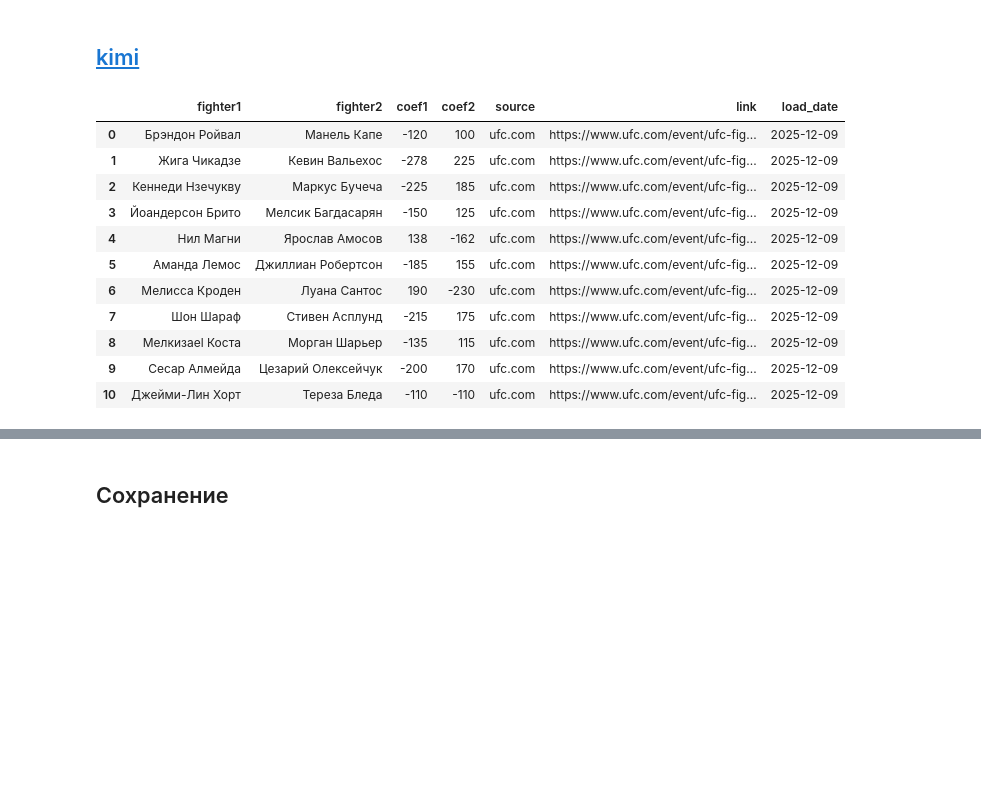
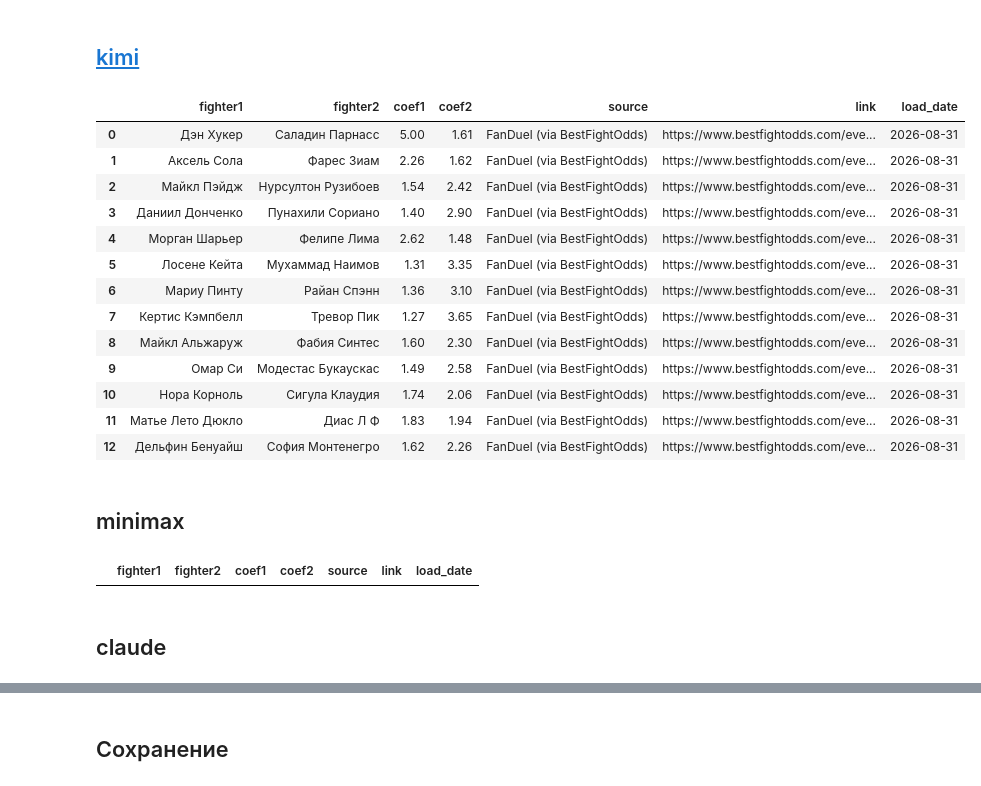
Before and after one commit to dtanalytic/ufc, a Jupyter notebook: notebooks/downloads.ipynb, the cells around one changed output, grey strips where cells are left out. Cells and saved outputs as stored; diff of their text form; code cells hidden in the pictures; blank space fills up the shorter version.

```diff
--- a/notebooks/downloads.ipynb
+++ b/notebooks/downloads.ipynb
@@ -19,8 +23,8 @@ conf = OmegaConf.load('params.yaml')
 # %% [markdown]
 # fights coefs
 # %%
-url = 'https://leon.ru/api-2/betline/events/all?ctag=ru-RU&league_id=1970324837031381&hideClosed=true&flags=reg,urlv2,mm2,rrc,nodup'
-# url = 'https://leon.ru/api-2/betline/events/all?ctag=ru-RU&region_id=1970324837031381&hideClosed=true&flags=reg,urlv2,mm2,rrc,nodup'
+url = 'https://leon.ru/api-2/betline/events/all?ctag=ru-RU&league_id=1970324837036957&hideClosed=true&flags=reg,urlv2,mm2,rrc,nodup'
+# url = 'https://leon.ru/api-2/betline/events/all?ctag=ru-RU&region_id=1970324852975455&hideClosed=true&flags=reg,urlv2,mm2,rrc,nodup'
 headers = {
     "accept": "*/*",
     "accept-language": "ru-RU,ru;q=0.9,en-US;q=0.8,en;q=0.7",
@@ -340,13 +386,2 @@ rank_big_df.shape, rank_big_old_df.shape
 # %% [markdown]
 # Статистика бойцов
-# %%
-from selenium import webdriver
-from selenium.webdriver.chrome.service import Service
-
-PROXY = "147.45.227.230:4080"          # <host>:<port>
-
-chrome_options = webdriver.ChromeOptions()
-chrome_options.add_argument(f'--proxy-server=http://{PROXY}')   # http
-
-service = Service(r'c:\work\dev\python\progs\utils\chromedriver.exe')
-browser = webdriver.Chrome(service=service, options=chrome_options)
@@ -922,31 +1022,51 @@ chat_df
 ## [kimi](https://www.kimi.com/chat)
 # %%
 csv_like = '''
+
 fighter1,fighter2,coef1,coef2,source,link,load_date
-Брэндон Ройвал,Манель Капе,-120,+100,ufc.com,https://www.ufc.com/event/ufc-fight-night-december-13-2025,2025-12-09
-Жига Чикадзе,Кевин Вальехос,-278,+225,ufc.com,https://www.ufc.com/event/ufc-fight-night-december-13-2025,2025-12-09
-Кеннеди Нзечукву,Маркус Бучеча,-225,+185,ufc.com,https://www.ufc.com/event/ufc-fight-night-december-13-2025,2025-12-09
-Йоандерсон Брито,Мелсик Багдасарян,-150,+125,ufc.com,https://www.ufc.com/event/ufc-fight-night-december-13-2025,2025-12-09
-Нил Магни,Ярослав Амосов,+138,-162,ufc.com,https://www.ufc.com/event/ufc-fight-night-december-13-2025,2025-12-09
-Аманда Лемос,Джиллиан Робертсон,-185,+155,ufc.com,https://www.ufc.com/event/ufc-fight-night-december-13-2025,2025-12-09
-Мелисса Кроден,Луана Сантос,+190,-230,ufc.com,https://www.ufc.com/event/ufc-fight-night-december-13-2025,2025-12-09
-Шон Шараф,Стивен Асплунд,-215,+175,ufc.com,https://www.ufc.com/event/ufc-fight-night-december-13-2025,2025-12-09
-Мелкизael Коста,Морган Шарьер,-135,+115,ufc.com,https://www.ufc.com/event/ufc-fight-night-december-13-2025,2025-12-09
-Сесар Алмейда,Цезарий Олексейчук,-200,+170,ufc.com,https://www.ufc.com/event/ufc-fight-night-december-13-2025,2025-12-09
-Джейми-Лин Хорт,Тереза Бледа,-110,-110,ufc.com,https://www.ufc.com/event/ufc-fight-night-december-13-2025,2025-12-09
+Дэн Хукер,Саладин Парнасс,5.00,1.61,FanDuel (via BestFightOdds),https://www.bestfightodds.com/events/ufc-fight-night-4326,2026-08-31
+Аксель Сола,Фарес Зиам,2.26,1.62,FanDuel (via BestFightOdds),https://www.bestfightodds.com/events/ufc-fight-night-4326,2026-08-31
+Майкл Пэйдж,Нурсултон Рузибоев,1.54,2.42,FanDuel (via BestFightOdds),https://www.bestfightodds.com/events/ufc-fight-night-4326,2026-08-31
+Даниил Донченко,Пунахили Сориано,1.40,2.90,FanDuel (via BestFightOdds),https://www.bestfightodds.com/events/ufc-fight-night-4326,2026-08-31
+Морган Шарьер,Фелипе Лима,2.62,1.48,FanDuel (via BestFightOdds),https://www.bestfightodds.com/events/ufc-fight-night-4326,2026-08-31
+Лосене Кейта,Мухаммад Наимов,1.31,3.35,FanDuel (via BestFightOdds),https://www.bestfightodds.com/events/ufc-fight-night-4326,2026-08-31
+Мариу Пинту,Райан Спэнн,1.36,3.10,FanDuel (via BestFightOdds),https://www.bestfightodds.com/events/ufc-fight-night-4326,2026-08-31
+Кертис Кэмпбелл,Тревор Пик,1.27,3.65,FanDuel (via BestFightOdds),https://www.bestfightodds.com/events/ufc-fight-night-4326,2026-08-31
+Майкл Альжаруж,Фабия Синтес,1.60,2.30,FanDuel (via BestFightOdds),https://www.bestfightodds.com/events/ufc-fight-night-4326,2026-08-31
+Омар Си,Модестас Букаускас,1.49,2.58,FanDuel (via BestFightOdds),https://www.bestfightodds.com/events/ufc-fight-night-4326,2026-08-31
+Нора Корноль,Сигула Клаудия,1.74,2.06,FanDuel (via BestFightOdds),https://www.bestfightodds.com/events/ufc-fight-night-4326,2026-08-31
+Матье Лето Дюкло,Диас Л Ф,1.83,1.94,FanDuel (via BestFightOdds),https://www.bestfightodds.com/events/ufc-fight-night-4326,2026-08-31
+Дельфин Бенуайш,София Монтенегро,1.62,2.26,FanDuel (via BestFightOdds),https://www.bestfightodds.com/events/ufc-fight-night-4326,2026-08-31
 '''
 kimi_df = pd.read_csv(StringIO(csv_like), sep=',')
 kimi_df
 # %% [output]
 |  | fighter1 | fighter2 | coef1 | coef2 | source | link | load_date |
-| 0 | Брэндон Ройвал | Манель Капе | -120 | 100 | ufc.com | https://www.ufc.com/event/ufc-fig... | 2025-12-09 |
-| 1 | Жига Чикадзе | Кевин Вальехос | -278 | 225 | ufc.com | https://www.ufc.com/event/ufc-fig... | 2025-12-09 |
-| 2 | Кеннеди Нзечукву | Маркус Бучеча | -225 | 185 | ufc.com | https://www.ufc.com/event/ufc-fig... | 2025-12-09 |
-| 3 | Йоандерсон Брито | Мелсик Багдасарян | -150 | 125 | ufc.com | https://www.ufc.com/event/ufc-fig... | 2025-12-09 |
-| 4 | Нил Магни | Ярослав Амосов | 138 | -162 | ufc.com | https://www.ufc.com/event/ufc-fig... | 2025-12-09 |
-| 5 | Аманда Лемос | Джиллиан Робертсон | -185 | 155 | ufc.com | https://www.ufc.com/event/ufc-fig... | 2025-12-09 |
-| 6 | Мелисса Кроден | Луана Сантос | 190 | -230 | ufc.com | https://www.ufc.com/event/ufc-fig... | 2025-12-09 |
-| 7 | Шон Шараф | Стивен Асплунд | -215 | 175 | ufc.com | https://www.ufc.com/event/ufc-fig... | 2025-12-09 |
-| 8 | Мелкизael Коста | Морган Шарьер | -135 | 115 | ufc.com | https://www.ufc.com/event/ufc-fig... | 2025-12-09 |
-| 9 | Сесар Алмейда | Цезарий Олексейчук | -200 | 170 | ufc.com | https://www.ufc.com/event/ufc-fig... | 2025-12-09 |
-| 10 | Джейми-Лин Хорт | Тереза Бледа | -110 | -110 | ufc.com | https://www.ufc.com/event/ufc-fig... | 2025-12-09 |
+| 0 | Дэн Хукер | Саладин Парнасс | 5.00 | 1.61 | FanDuel (via BestFightOdds) | https://www.bestfightodds.com/eve... | 2026-08-31 |
+| 1 | Аксель Сола | Фарес Зиам | 2.26 | 1.62 | FanDuel (via BestFightOdds) | https://www.bestfightodds.com/eve... | 2026-08-31 |
+| 2 | Майкл Пэйдж | Нурсултон Рузибоев | 1.54 | 2.42 | FanDuel (via BestFightOdds) | https://www.bestfightodds.com/eve... | 2026-08-31 |
+| 3 | Даниил Донченко | Пунахили Сориано | 1.40 | 2.90 | FanDuel (via BestFightOdds) | https://www.bestfightodds.com/eve... | 2026-08-31 |
+| 4 | Морган Шарьер | Фелипе Лима | 2.62 | 1.48 | FanDuel (via BestFightOdds) | https://www.bestfightodds.com/eve... | 2026-08-31 |
+| 5 | Лосене Кейта | Мухаммад Наимов | 1.31 | 3.35 | FanDuel (via BestFightOdds) | https://www.bestfightodds.com/eve... | 2026-08-31 |
+| 6 | Мариу Пинту | Райан Спэнн | 1.36 | 3.10 | FanDuel (via BestFightOdds) | https://www.bestfightodds.com/eve... | 2026-08-31 |
+| 7 | Кертис Кэмпбелл | Тревор Пик | 1.27 | 3.65 | FanDuel (via BestFightOdds) | https://www.bestfightodds.com/eve... | 2026-08-31 |
+| 8 | Майкл Альжаруж | Фабия Синтес | 1.60 | 2.30 | FanDuel (via BestFightOdds) | https://www.bestfightodds.com/eve... | 2026-08-31 |
+| 9 | Омар Си | Модестас Букаускас | 1.49 | 2.58 | FanDuel (via BestFightOdds) | https://www.bestfightodds.com/eve... | 2026-08-31 |
+| 10 | Нора Корноль | Сигула Клаудия | 1.74 | 2.06 | FanDuel (via BestFightOdds) | https://www.bestfightodds.com/eve... | 2026-08-31 |
+| 11 | Матье Лето Дюкло | Диас Л Ф | 1.83 | 1.94 | FanDuel (via BestFightOdds) | https://www.bestfightodds.com/eve... | 2026-08-31 |
+| 12 | Дельфин Бенуайш | София Монтенегро | 1.62 | 2.26 | FanDuel (via BestFightOdds) | https://www.bestfightodds.com/eve... | 2026-08-31 |
+# %% [markdown]
+## minimax
+# %%
+csv_like = '''
+
+fighter1,fighter2,coef1,coef2,source,link,load_date
+
+
+'''
+minimax_df = pd.read_csv(StringIO(csv_like), sep=',')
+minimax_df
+# %% [output]
+|  | fighter1 | fighter2 | coef1 | coef2 | source | link | load_date |
+# %% [markdown]
+## claude
```
Also changed, not shown: parts of 70 cells of this notebook, 17 other files.
